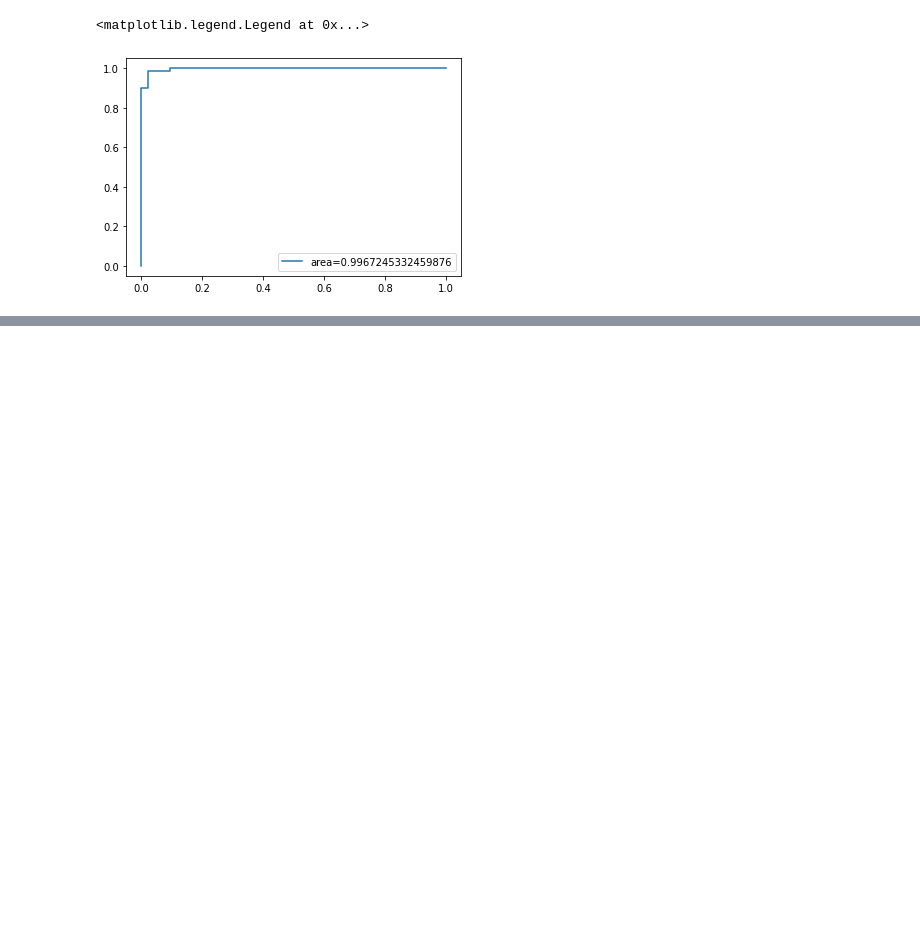
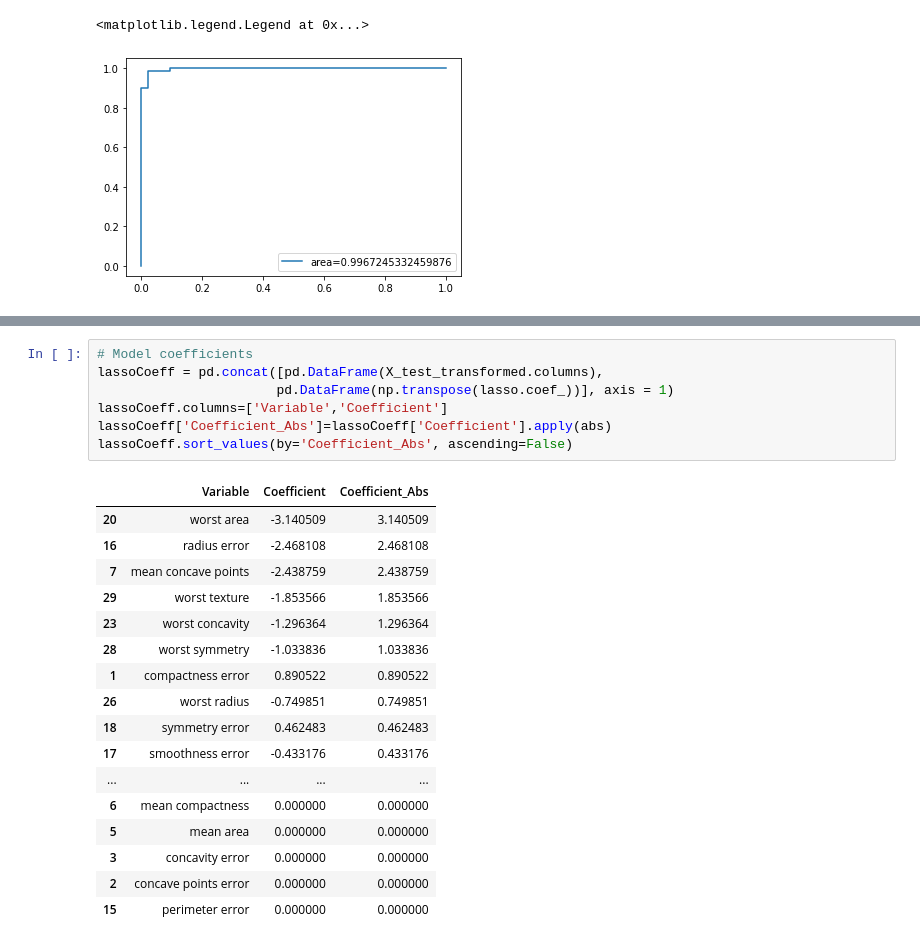
Before and after one commit to purvadanait/AIML-Pract, a Jupyter notebook: LASSO vs Ridge.ipynb, the cells around one changed output, grey strips where cells are left out. Saved outputs shown, nothing was run; the diff lists cells and outputs as text; blank space fills up the shorter version.

```diff
--- a/LASSO vs Ridge.ipynb
+++ b/LASSO vs Ridge.ipynb
@@ -131,0 +151,25 @@ plt.legend(loc=4)
+# %%
+# Model coefficients
+lassoCoeff = pd.concat([pd.DataFrame(X_test_transformed.columns),
+                       pd.DataFrame(np.transpose(lasso.coef_))], axis = 1)
+lassoCoeff.columns=['Variable','Coefficient']
+lassoCoeff['Coefficient_Abs']=lassoCoeff['Coefficient'].apply(abs)
+lassoCoeff.sort_values(by='Coefficient_Abs', ascending=False)
+# %% [output]
+|  | Variable | Coefficient | Coefficient_Abs |
+| 20 | worst area | -3.140509 | 3.140509 |
+| 16 | radius error | -2.468108 | 2.468108 |
+| 7 | mean concave points | -2.438759 | 2.438759 |
+| 29 | worst texture | -1.853566 | 1.853566 |
+| 23 | worst concavity | -1.296364 | 1.296364 |
+| 28 | worst symmetry | -1.033836 | 1.033836 |
+| 1 | compactness error | 0.890522 | 0.890522 |
+| 26 | worst radius | -0.749851 | 0.749851 |
+| 18 | symmetry error | 0.462483 | 0.462483 |
+| 17 | smoothness error | -0.433176 | 0.433176 |
+| ... | ... | ... | ... |
+| 6 | mean compactness | 0.000000 | 0.000000 |
+| 5 | mean area | 0.000000 | 0.000000 |
+| 3 | concavity error | 0.000000 | 0.000000 |
+| 2 | concave points error | 0.000000 | 0.000000 |
+| 15 | perimeter error | 0.000000 | 0.000000 |
```
Also changed, not shown: parts of 2 cells of this notebook.
